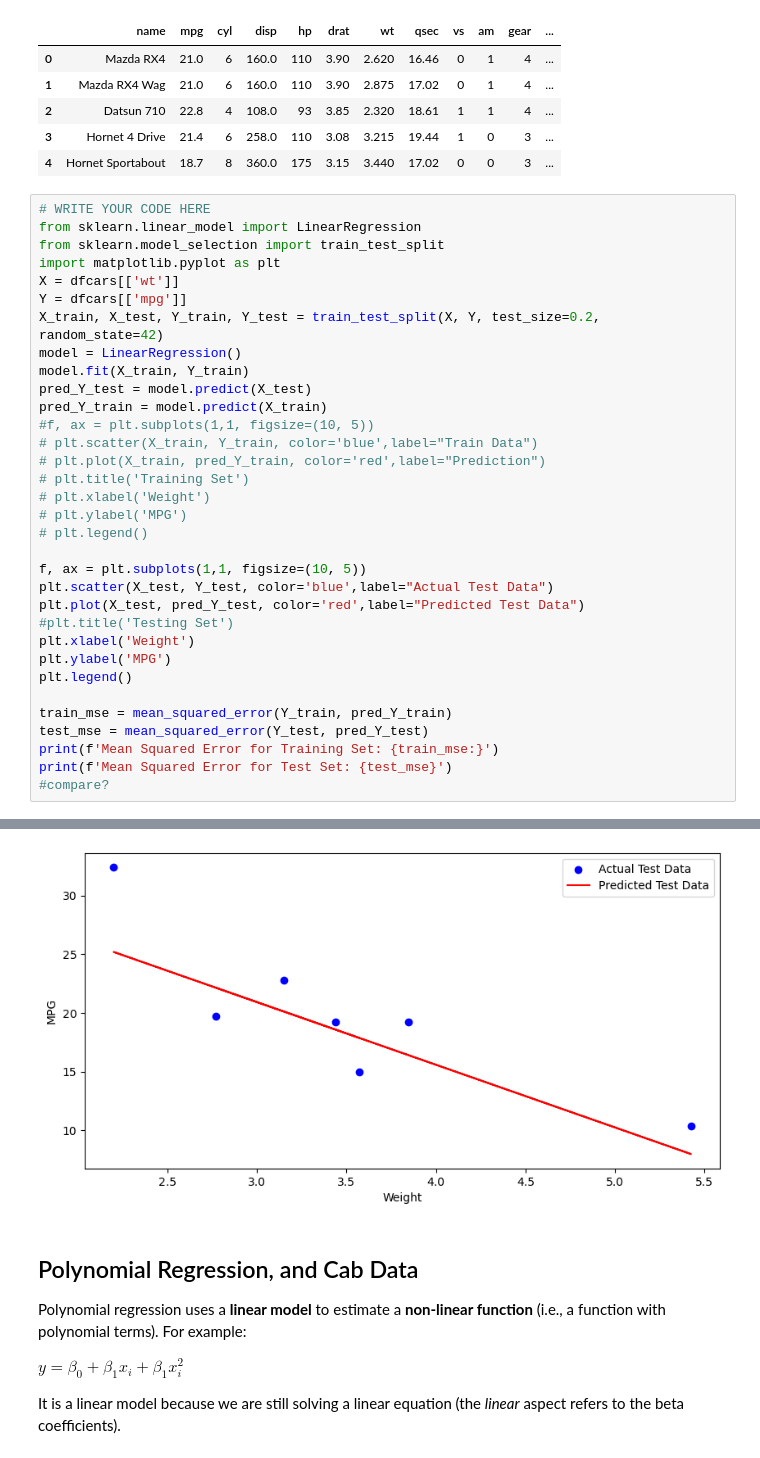
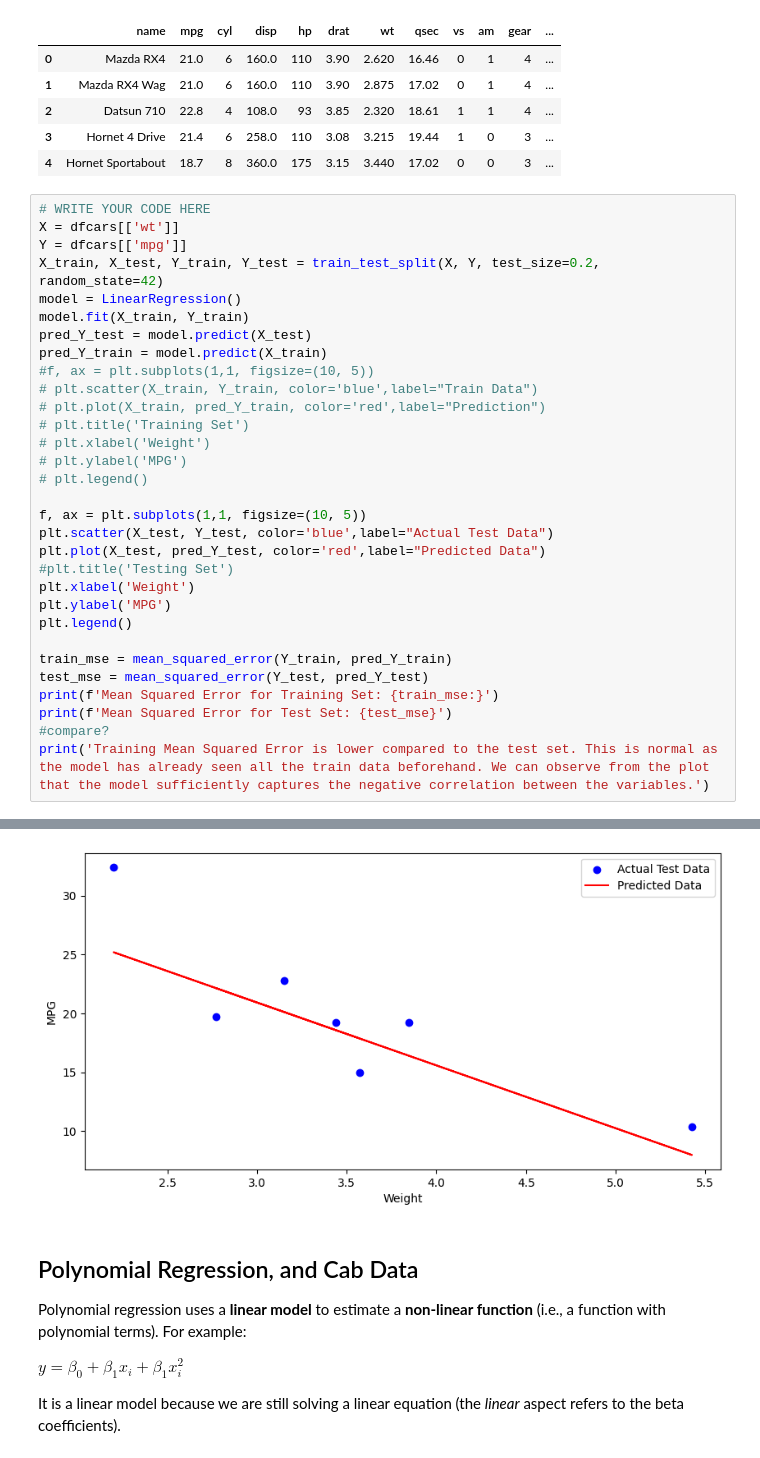
Before and after one commit to anuprid/ADS, a Jupyter notebook: homework 4/Homework4-Regression.ipynb, the cells around one changed output, grey strips where cells are left out. Drawn from its saved outputs; the diff is of its cells as text.

Commit message:
hw4 sm models

```diff
--- a/homework 4/Homework4-Regression.ipynb
+++ b/homework 4/Homework4-Regression.ipynb
@@ -537,9 +543,6 @@ dfcars.head()
 | 4 | Hornet Sportabout | 18.7 | 8 | 360.0 | 175 | 3.15 | 3.440 | 17.02 | 0 | 0 | 3 | ... |
 # %%
 # WRITE YOUR CODE HERE
-from sklearn.linear_model import LinearRegression
-from sklearn.model_selection import train_test_split
-import matplotlib.pyplot as plt
 X = dfcars[['wt']]
 Y = dfcars[['mpg']]
 X_train, X_test, Y_train, Y_test = train_test_split(X, Y, test_size=0.2, random_state=42)
@@ -557,7 +560,7 @@ pred_Y_train = model.predict(X_train)
 
 f, ax = plt.subplots(1,1, figsize=(10, 5))
 plt.scatter(X_test, Y_test, color='blue',label="Actual Test Data")
-plt.plot(X_test, pred_Y_test, color='red',label="Predicted Test Data")
+plt.plot(X_test, pred_Y_test, color='red',label="Predicted Data")
 #plt.title('Testing Set')
 plt.xlabel('Weight')
 plt.ylabel('MPG')
@@ -568,4 +571,5 @@ test_mse = mean_squared_error(Y_test, pred_Y_test)
 print(f'Mean Squared Error for Training Set: {train_mse:}')
 print(f'Mean Squared Error for Test Set: {test_mse}')
 #compare?
+print('Training Mean Squared Error is lower compared to the test set. This is normal as the model has already seen all the train data beforehand. We can observe from the plot that the model sufficiently captures the negative correlation between the variables.')
 # %% [output]
@@ -574,4 +579,4 @@ Mean Squared Error for Test Set: 12.47598565991884
-[figure, old version]
+[figure, new version]
 # %% [markdown]
 ## Polynomial Regression, and Cab Data
 
```
Also changed, not shown: parts of 18 cells of this notebook.
